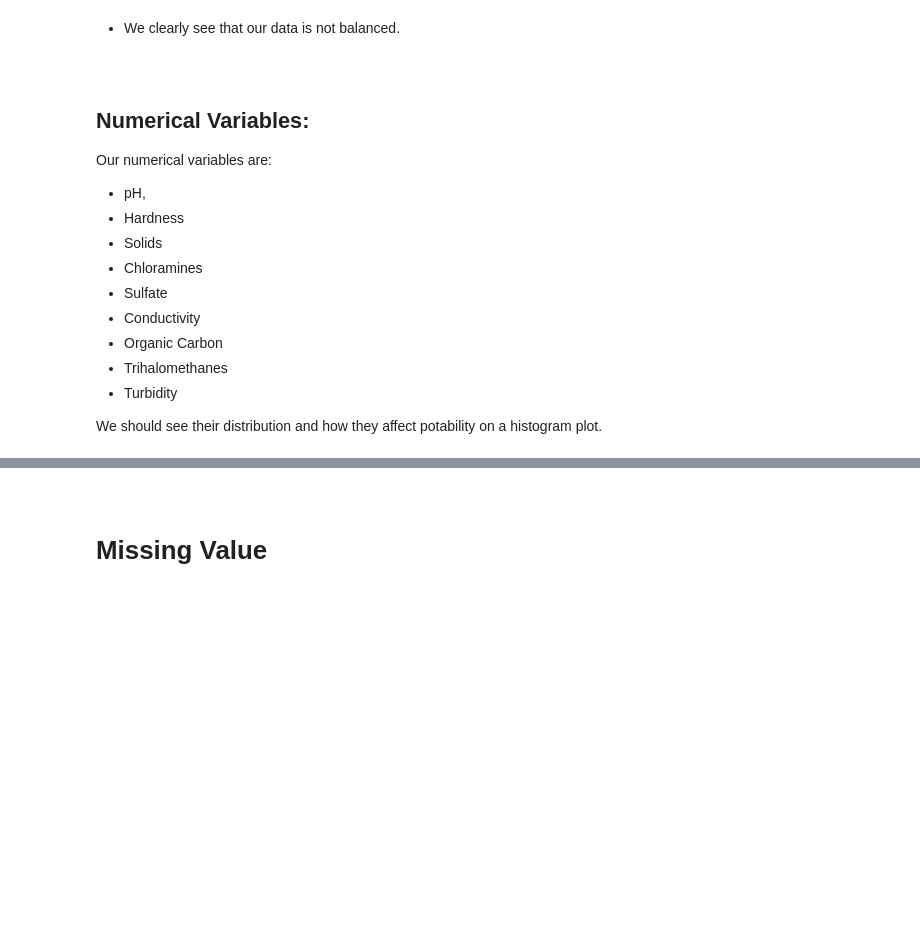
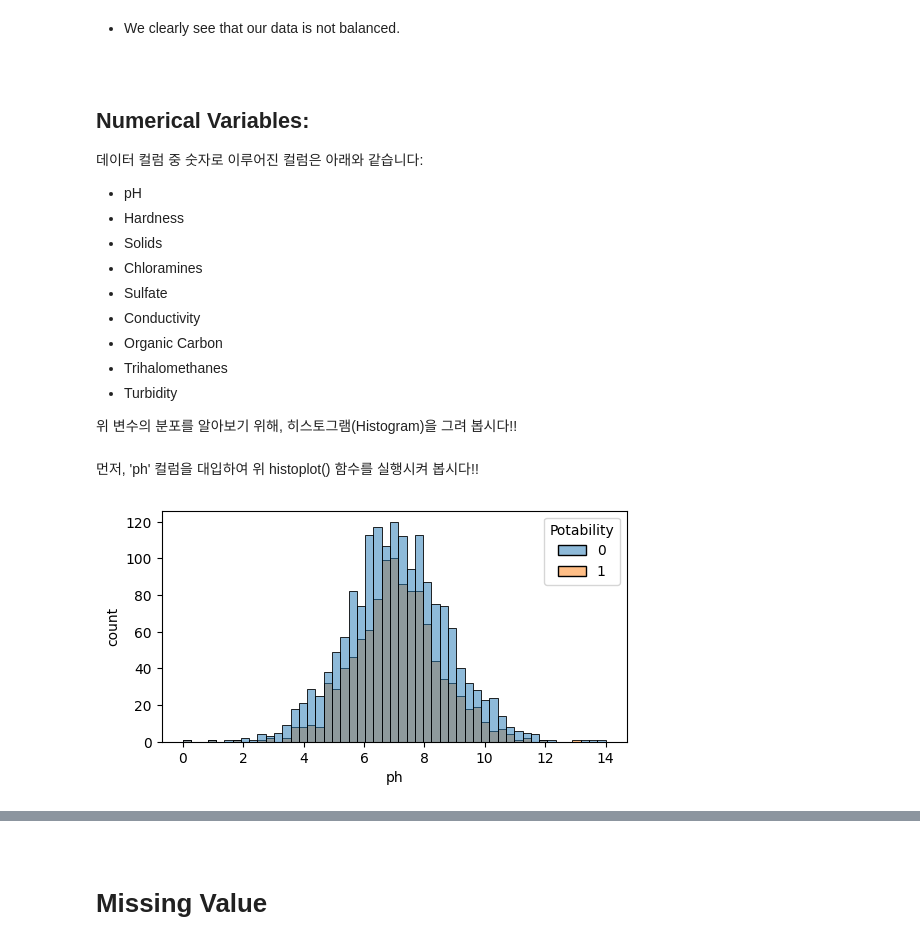
Before and after one commit to dscoool/waterai, a Jupyter notebook: water-quality-eda-classification.ipynb, the cells around one changed output, grey strips where cells are left out. Saved outputs shown, nothing was run; the diff lists cells and outputs as text; code cells hidden in the pictures; blank space fills up the shorter version.

```diff
--- a/water-quality-eda-classification.ipynb
+++ b/water-quality-eda-classification.ipynb
@@ -162,8 +180,8 @@ plt.show()
 # %% [markdown]
 <a id = "5"></a><br>
 ## Numerical Variables:
-Our numerical variables are:
-* pH,
+데이터 컬럼 중 숫자로 이루어진 컬럼은 아래와 같습니다:
+* pH
 * Hardness
 * Solids
 * Chloramines
@@ -173,5 +191,5 @@ Our numerical variables are:
 * Trihalomethanes
 * Turbidity
 
-We should see their distribution and how they affect potability on a histogram plot.
+위 변수의 분포를 알아보기 위해, 히스토그램(Histogram)을 그려 봅시다!!
 # %%
@@ -187,0 +202,6 @@ for n in numvars:
+# %% [markdown]
+먼저, 'ph' 컬럼을 대입하여 위 histoplot() 함수를 실행시켜 봅시다!!
+# %%
+    histplot('ph') # ph 컬럼에 대한 히스토그램을 그립니다.
+# %% [output]
+[figure, added]
```
Also changed, not shown: parts of 9 cells of this notebook.
